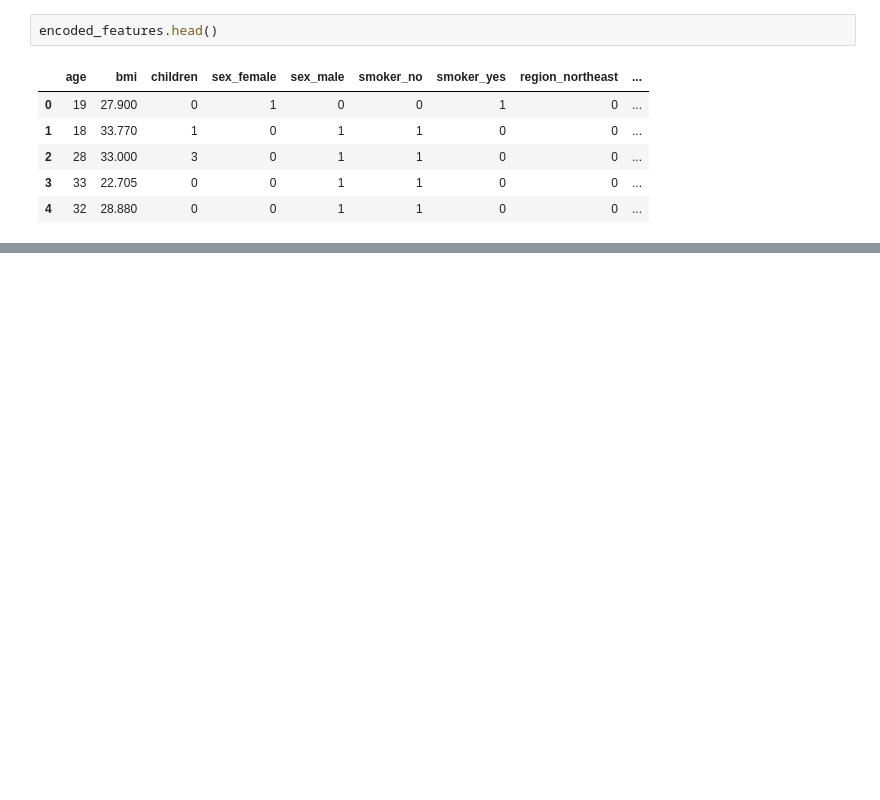
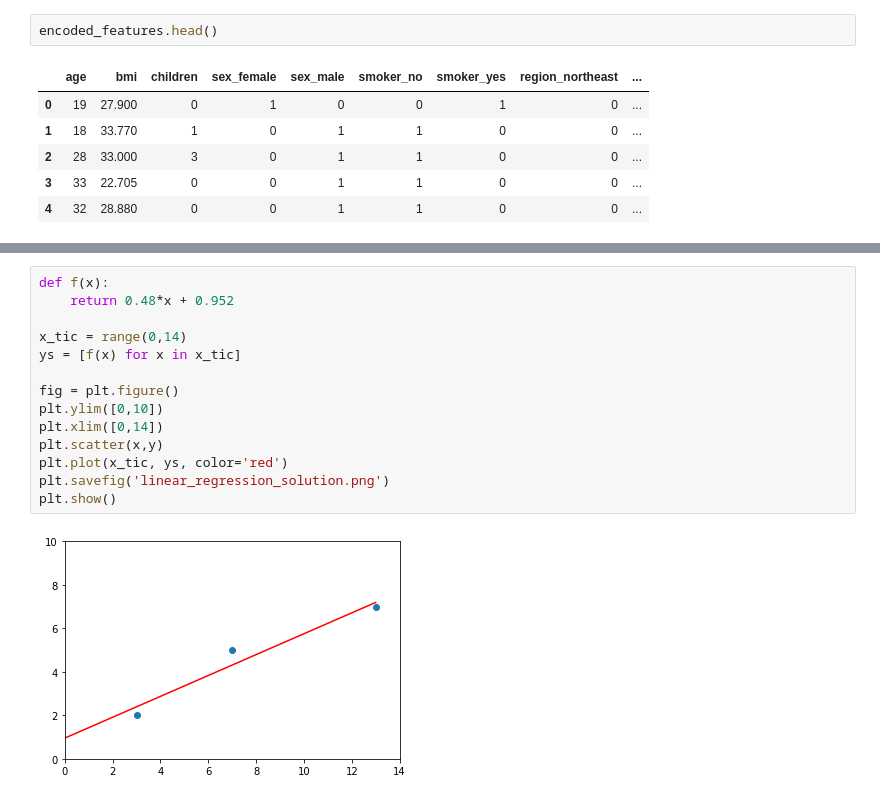
Before and after one commit to lavima/itf31519-practical-machine-learning, a Jupyter notebook: itf31519-regression-analysis.ipynb, the cells around one changed output, grey strips where cells are left out. Drawn from its saved outputs; the diff is of its cells as text; blank space fills up the shorter version.

```diff
--- a/itf31519-regression-analysis.ipynb
+++ b/itf31519-regression-analysis.ipynb
@@ -138,0 +153,16 @@ encoded_features.head()
+# %%
+def f(x):
+    return 0.48*x + 0.952
+
+x_tic = range(0,14)
+ys = [f(x) for x in x_tic]
+
+fig = plt.figure()
+plt.ylim([0,10])
+plt.xlim([0,14])
+plt.scatter(x,y)
+plt.plot(x_tic, ys, color='red')
+plt.savefig('linear_regression_solution.png')
+plt.show()
+# %% [output]
+[figure, added]
```
Also changed, not shown: parts of 16 cells of this notebook.
